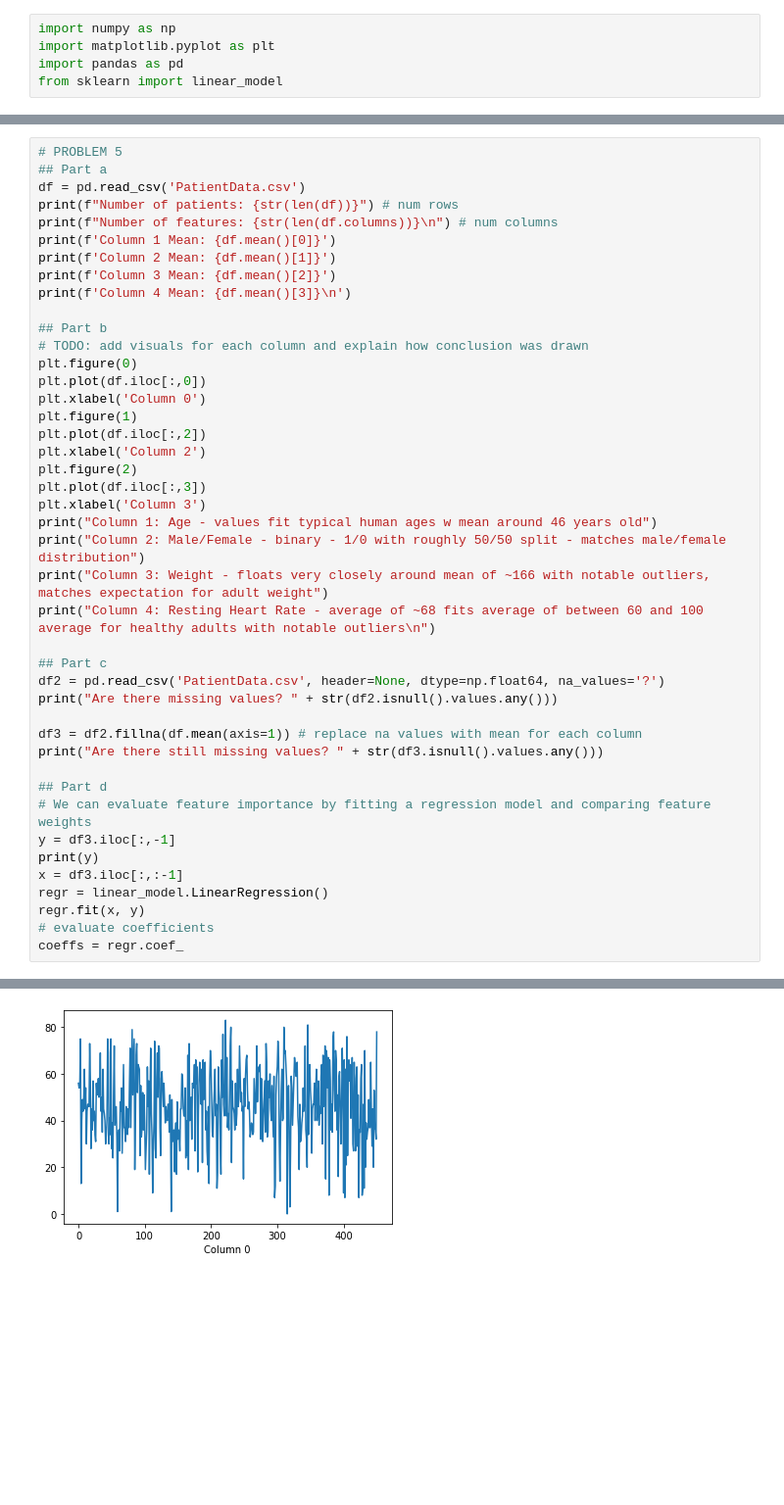
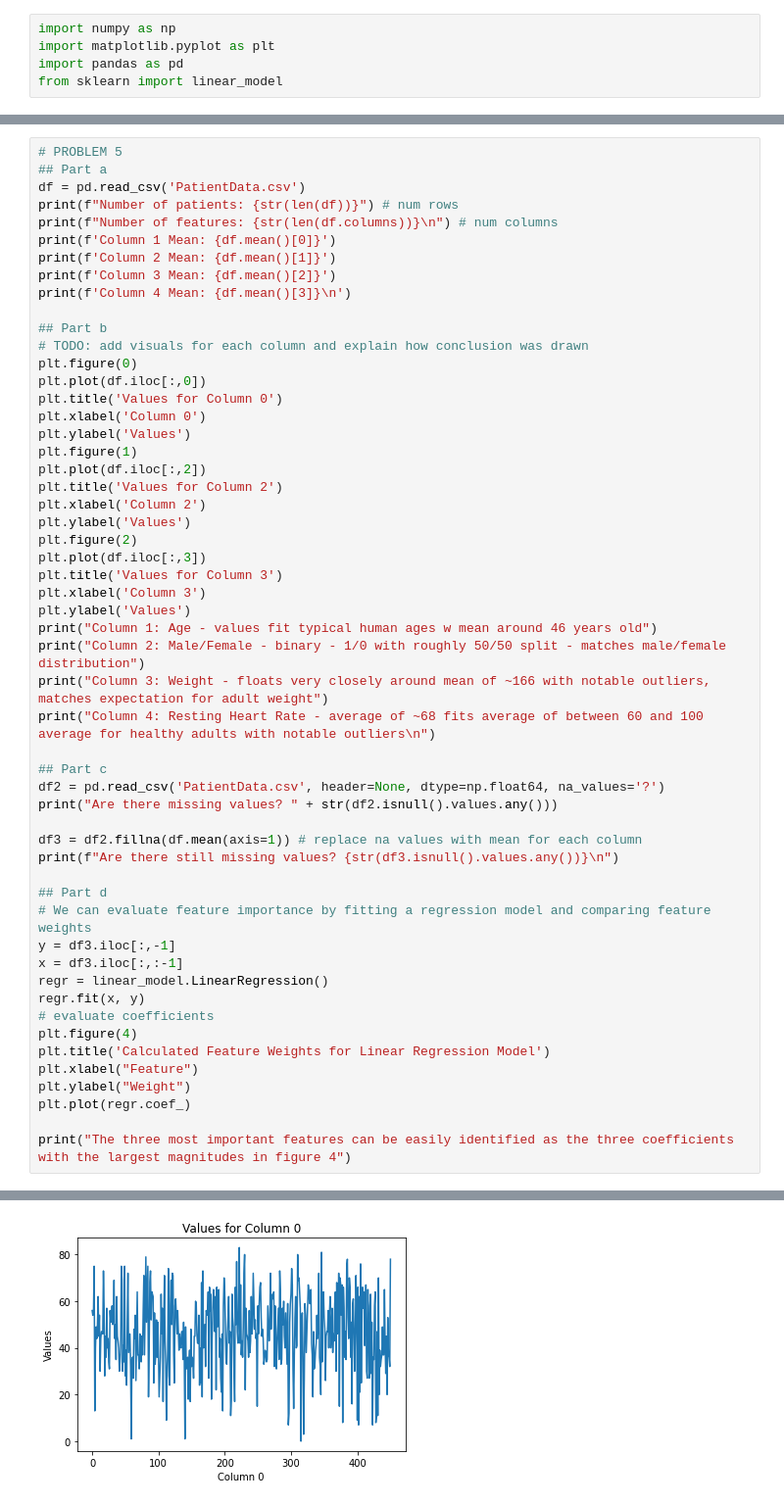
Before and after one commit to jacobDeutsch10/Lab1-460J, a Jupyter notebook: Lab1.ipynb, the cells around one changed output, grey strips where cells are left out. Shown at 98% size. Saved outputs shown, nothing was run; the diff lists cells and outputs as text; blank space fills up the shorter version.

```diff
--- a/Lab1.ipynb
+++ b/Lab1.ipynb
@@ -83,13 +83,19 @@ print(f'Column 4 Mean: {df.mean()[3]}\n')
 # TODO: add visuals for each column and explain how conclusion was drawn
 plt.figure(0)
 plt.plot(df.iloc[:,0])
+plt.title('Values for Column 0')
 plt.xlabel('Column 0')
+plt.ylabel('Values')
 plt.figure(1)
 plt.plot(df.iloc[:,2])
+plt.title('Values for Column 2')
 plt.xlabel('Column 2')
+plt.ylabel('Values')
 plt.figure(2)
 plt.plot(df.iloc[:,3])
+plt.title('Values for Column 3')
 plt.xlabel('Column 3')
+plt.ylabel('Values')
 print("Column 1: Age - values fit typical human ages w mean around 46 years old")
 print("Column 2: Male/Female - binary - 1/0 with roughly 50/50 split - matches male/female distribution")
 print("Column 3: Weight - floats very closely around mean of ~166 with notable outliers, matches expectation for adult weight")
@@ -100,17 +106,22 @@ df2 = pd.read_csv('PatientData.csv', header=None, dtype=np.float64, na_values='?
 print("Are there missing values? " + str(df2.isnull().values.any()))
 
 df3 = df2.fillna(df.mean(axis=1)) # replace na values with mean for each column
-print("Are there still missing values? " + str(df3.isnull().values.any()))
+print(f"Are there still missing values? {str(df3.isnull().values.any())}\n")
 
 ## Part d
 # We can evaluate feature importance by fitting a regression model and comparing feature weights
 y = df3.iloc[:,-1]
-print(y)
 x = df3.iloc[:,:-1]
 regr = linear_model.LinearRegression()
 regr.fit(x, y)
 # evaluate coefficients
-coeffs = regr.coef_
+plt.figure(4)
+plt.title('Calculated Feature Weights for Linear Regression Model')
+plt.xlabel("Feature")
+plt.ylabel("Weight")
+plt.plot(regr.coef_)
+
+print("The three most important features can be easily identified as the three coefficients with the largest magnitudes in figure 4")
 # %% [output]
 Number of patients: 451
 Number of features: 280
@@ -132 +143 @@ Column 4: Resting Heart Rate - average of ~68 fits average of between 60 and 100
-[figure, old version]
+[figure, new version]
```
Also changed, not shown: parts of 5 cells of this notebook.
